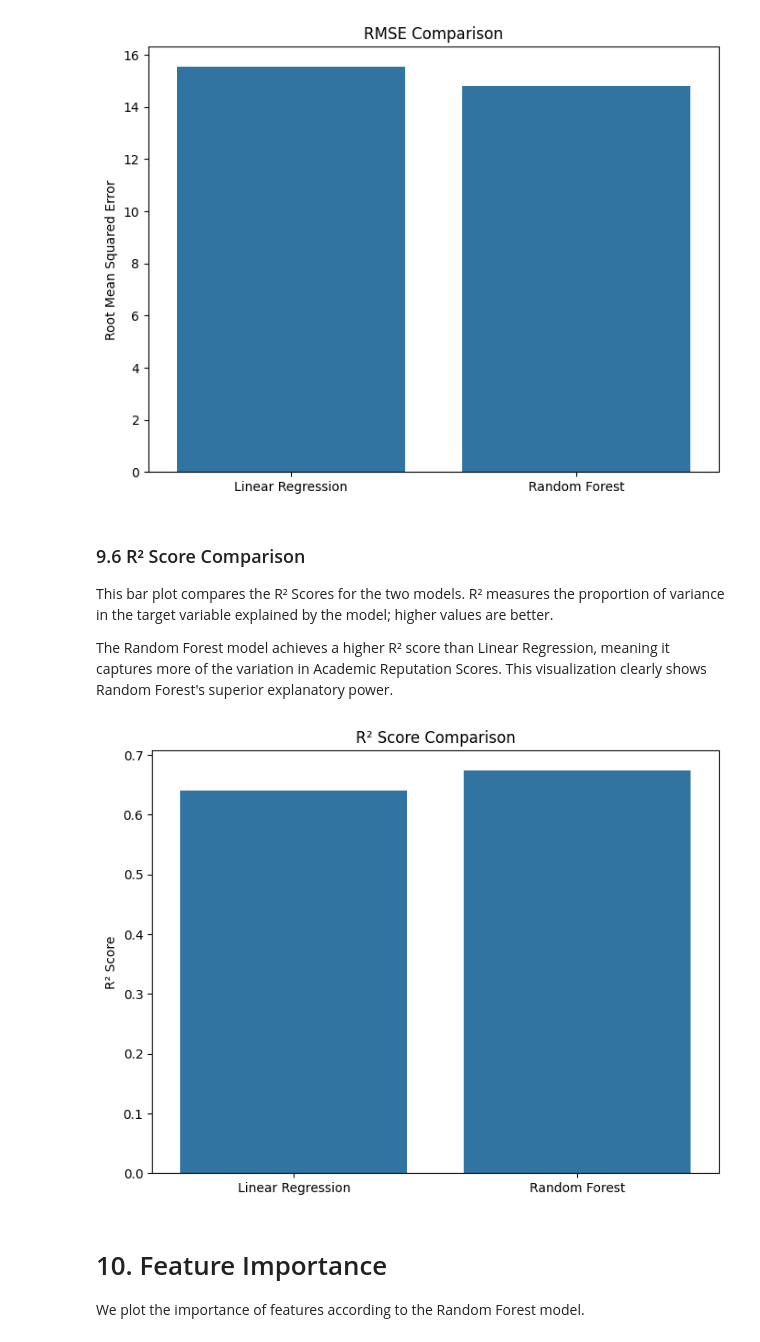
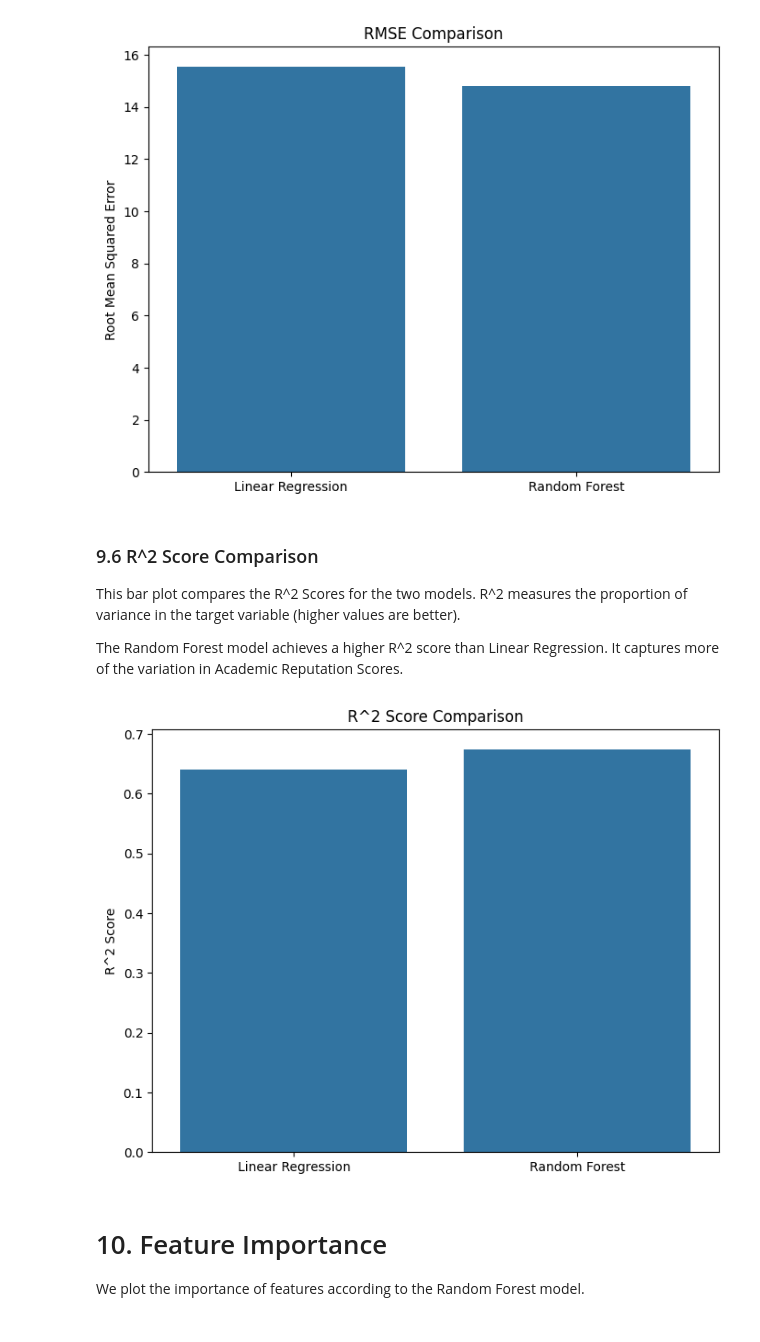
Before and after one commit to ArnavKucheriya/NJIT, a Jupyter notebook: CS 301 - Introduction to Data Science/CS301DS/Project 2/QS-University-World-Rankings.ipynb, the cells around one changed output. Cells and saved outputs as stored; diff of their text form; code cells hidden in the pictures.

```diff
--- a/CS 301 - Introduction to Data Science/CS301DS/Project 2/QS-University-World-Rankings.ipynb
+++ b/CS 301 - Introduction to Data Science/CS301DS/Project 2/QS-University-World-Rankings.ipynb
@@ -326,21 +330,21 @@ plt.show()
 # %% [output]
 [figure]
 # %% [markdown]
-### 9.6 R² Score Comparison
+### 9.6 R^2 Score Comparison
 
-This bar plot compares the R² Scores for the two models. R² measures the proportion of variance in the target variable explained by the model; higher values are better.
+This bar plot compares the R^2 Scores for the two models. R^2 measures the proportion of variance in the target variable (higher values are better).
 
-The Random Forest model achieves a higher R² score than Linear Regression, meaning it captures more of the variation in Academic Reputation Scores. This visualization clearly shows Random Forest's superior explanatory power.
+The Random Forest model achieves a higher R^2 score than Linear Regression. It captures more of the variation in Academic Reputation Scores.
 # %%
 r2_values = [r2_lr, r2_rf]
 
 plt.figure(figsize=(8,6))
 sns.barplot(x=model_names, y=r2_values)
-plt.title('R² Score Comparison')
-plt.ylabel('R² Score')
+plt.title('R^2 Score Comparison')
+plt.ylabel('R^2 Score')
 plt.show()
 # %% [output]
-[figure, old version]
+[figure, new version]
 # %% [markdown]
 # 10. Feature Importance
 We plot the importance of features according to the Random Forest model.
```
Also changed, not shown: parts of 10 cells of this notebook.
